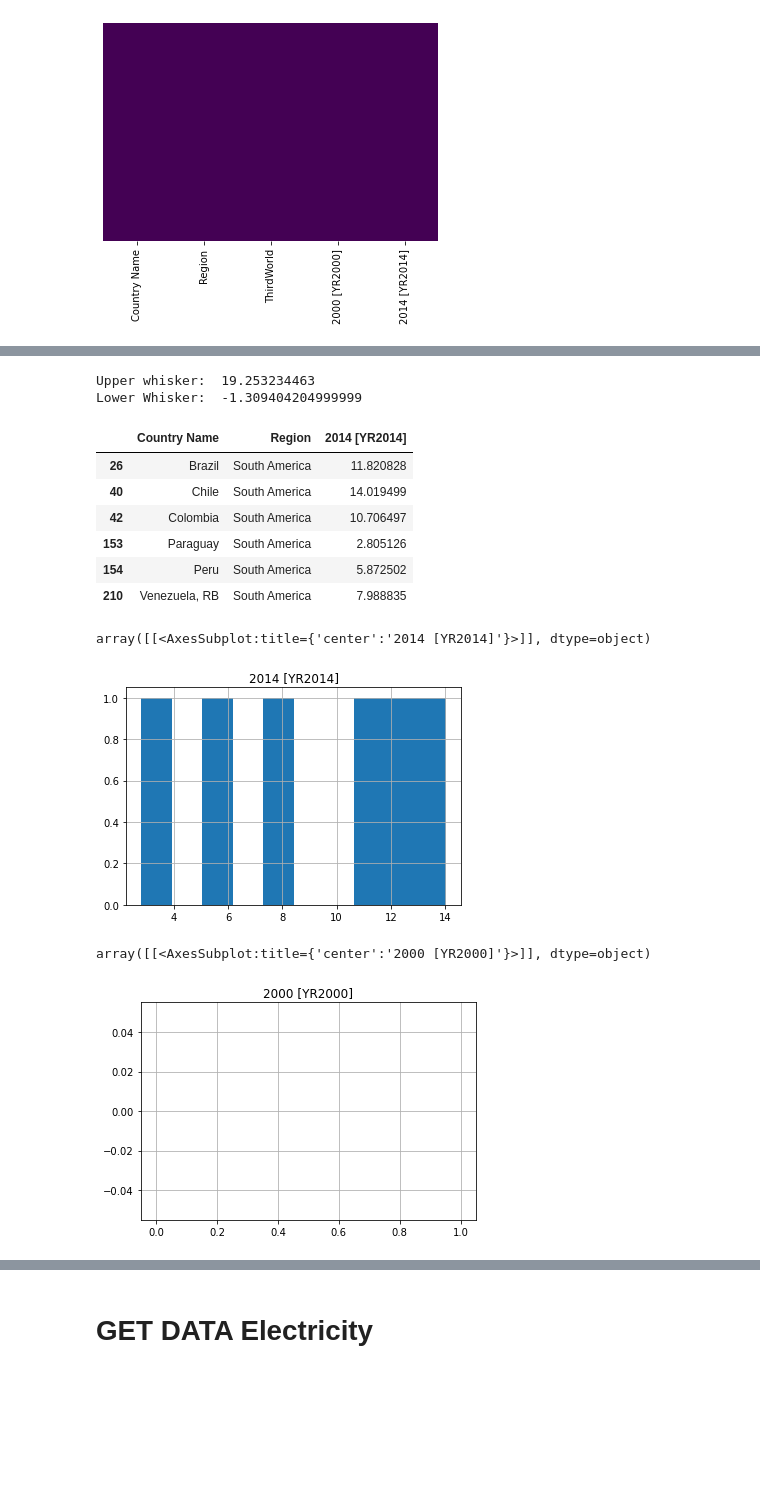
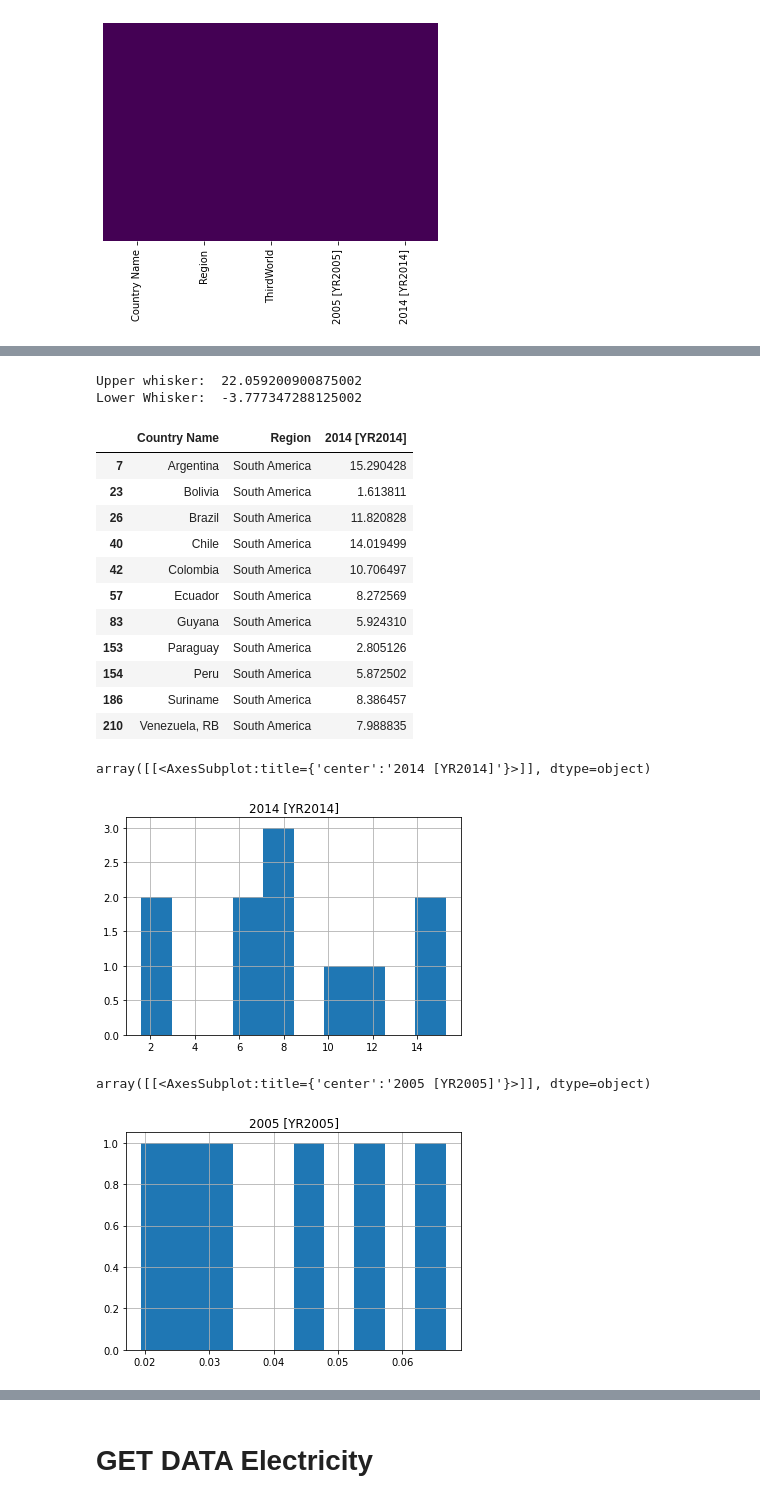
Before and after one commit to pant411/Pant_Stat_Asign1, a Jupyter notebook: assign1_part2_1.ipynb, the cells around one changed output, grey strips where cells are left out. Saved outputs shown, nothing was run; the diff lists cells and outputs as text; code cells hidden in the pictures; blank space fills up the shorter version.

```diff
--- a/assign1_part2_1.ipynb
+++ b/assign1_part2_1.ipynb
@@ -35,6 +35,6 @@ broadband1.head()
 | 4 | Andorra | AND | Fixed broadband subscriptions (pe... | IT.NET.BBND.P2 | NaN | NaN | NaN | ... |
 5 rows × 35 columns
 # %%
-broadband1 = country.join(broadband1[['2000 [YR2000]', '2014 [YR2014]']])
+broadband1 = country.join(broadband1[['2005 [YR2005]', '2014 [YR2014]']])
 broadband1.head()
 # %% [output]
@@ -271,18 +314,23 @@ print("Lower Whisker: ", lower)
 SA_broadband_without_2014 = SA_broadband_without_2014[(SA_broadband_without_2014["2014 [YR2014]"] > lower) & (SA_broadband_without_2014["2014 [YR2014]"] < upper)]
 SA_broadband_without_2014
 # %% [output]
-Upper whisker:  19.253234463
-Lower Whisker:  -1.309404204999999
+Upper whisker:  22.059200900875002
+Lower Whisker:  -3.777347288125002
 |  | Country Name | Region | 2014 [YR2014] |
+| 7 | Argentina | South America | 15.290428 |
+| 23 | Bolivia | South America | 1.613811 |
 | 26 | Brazil | South America | 11.820828 |
 | 40 | Chile | South America | 14.019499 |
 | 42 | Colombia | South America | 10.706497 |
+| 57 | Ecuador | South America | 8.272569 |
+| 83 | Guyana | South America | 5.924310 |
 | 153 | Paraguay | South America | 2.805126 |
 | 154 | Peru | South America | 5.872502 |
+| 186 | Suriname | South America | 8.386457 |
 | 210 | Venezuela, RB | South America | 7.988835 |
 # %%
 SA_broadband_without_2014.hist()
 # %% [output]
 array([[<AxesSubplot:title={'center':'2014 [YR2014]'}>]], dtype=object)
-[figure, old version]
+[figure, new version]
 # %%
@@ -290,6 +338,6 @@ array([[<AxesSubplot:title={'center':'2014 [YR2014]'}>]], dtype=object)
 # %%
-broadband1[broadband1.Region=="Western Asia"].hist(column='2000 [YR2000]')
+broadband1[broadband1.Region=="Western Asia"].hist(column='2005 [YR2005]')
 # %% [output]
-array([[<AxesSubplot:title={'center':'2000 [YR2000]'}>]], dtype=object)
+array([[<AxesSubplot:title={'center':'2005 [YR2005]'}>]], dtype=object)
-[figure, old version]
+[figure, new version]
 # %%
```
Also changed, not shown: parts of 75 cells of this notebook, 3 other files.
